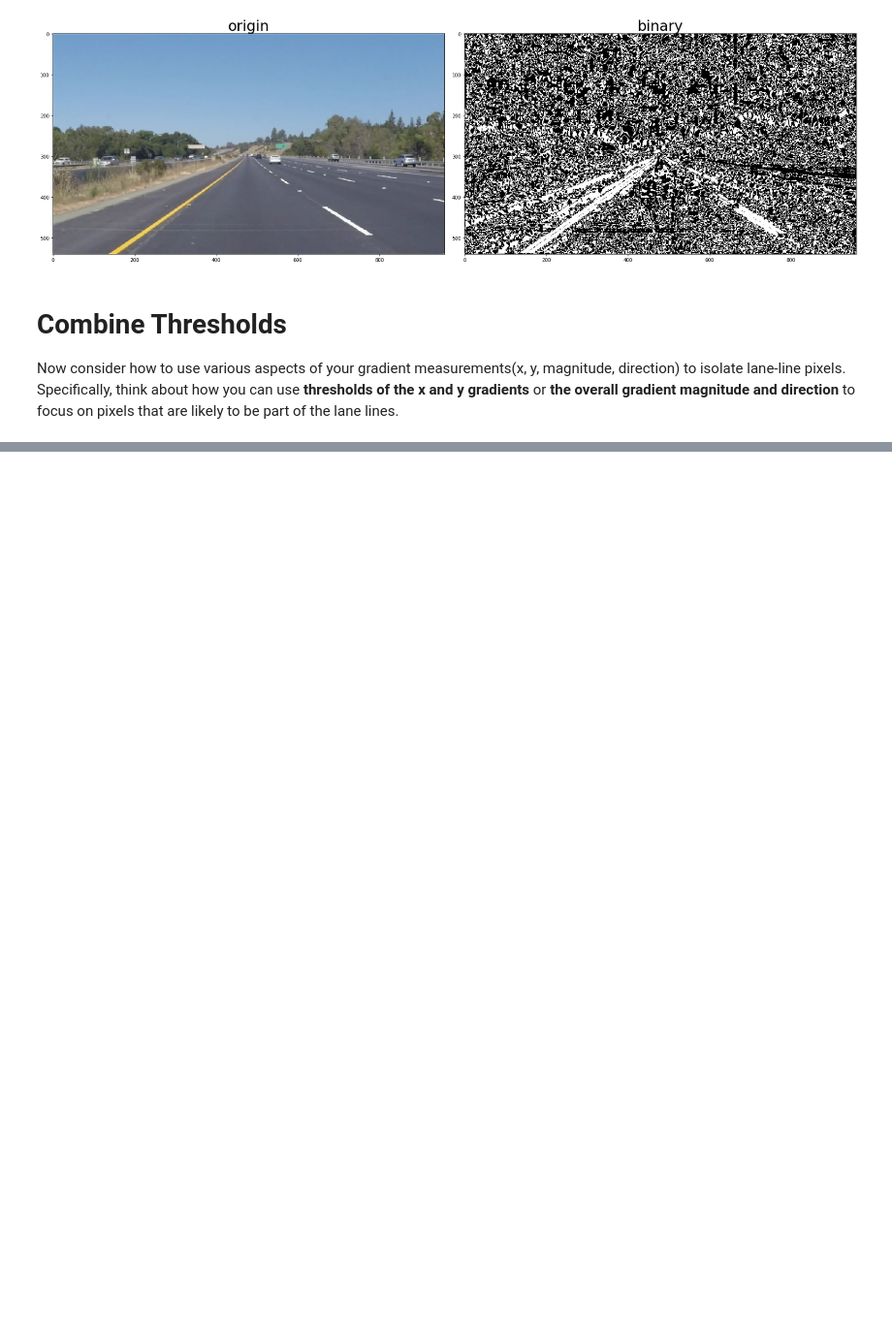
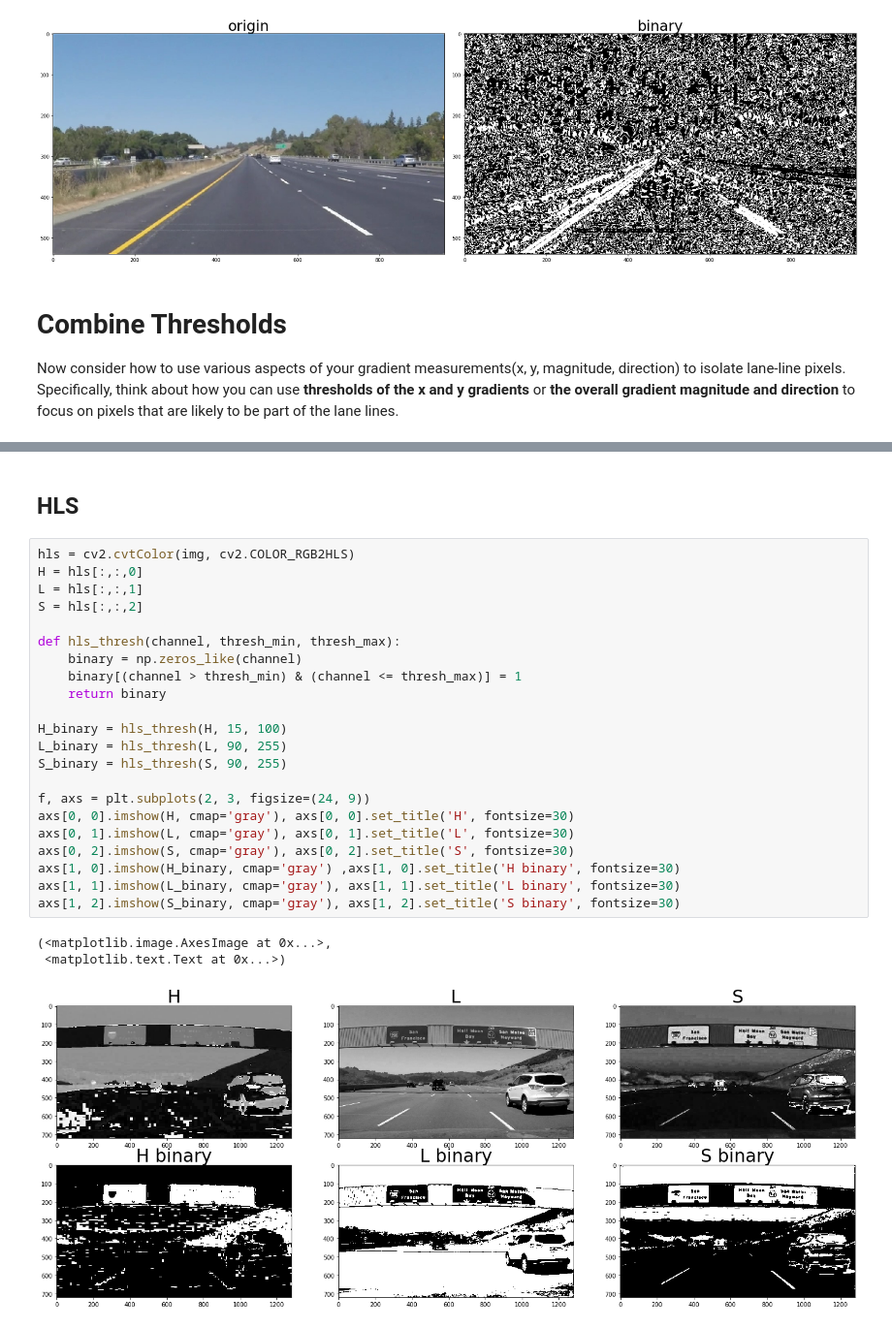
Before and after one commit to liferlisiqi/Advanced-Lane-Finding, a Jupyter notebook: Advanced-lane-lines.ipynb, the cells around one changed output, grey strips where cells are left out. Shown at 97% size. Drawn from its saved outputs; the diff is of its cells as text; blank space fills up the shorter version.

```diff
--- a/Advanced-lane-lines.ipynb
+++ b/Advanced-lane-lines.ipynb
@@ -204,0 +245,28 @@ plt.subplots_adjust(left=0, right=1, top=0.9, bottom=0.0)
+# %% [markdown]
+## HLS
+# %%
+hls = cv2.cvtColor(img, cv2.COLOR_RGB2HLS)
+H = hls[:,:,0]
+L = hls[:,:,1]
+S = hls[:,:,2]
+
+def hls_thresh(channel, thresh_min, thresh_max):
+    binary = np.zeros_like(channel)
+    binary[(channel > thresh_min) & (channel <= thresh_max)] = 1
+    return binary
+
+H_binary = hls_thresh(H, 15, 100)
+L_binary = hls_thresh(L, 90, 255)
+S_binary = hls_thresh(S, 90, 255)
+
+f, axs = plt.subplots(2, 3, figsize=(24, 9))
+axs[0, 0].imshow(H, cmap='gray'), axs[0, 0].set_title('H', fontsize=30)
+axs[0, 1].imshow(L, cmap='gray'), axs[0, 1].set_title('L', fontsize=30)
+axs[0, 2].imshow(S, cmap='gray'), axs[0, 2].set_title('S', fontsize=30)
+axs[1, 0].imshow(H_binary, cmap='gray') ,axs[1, 0].set_title('H binary', fontsize=30)
+axs[1, 1].imshow(L_binary, cmap='gray'), axs[1, 1].set_title('L binary', fontsize=30)
+axs[1, 2].imshow(S_binary, cmap='gray'), axs[1, 2].set_title('S binary', fontsize=30)
+# %% [output]
+(<matplotlib.image.AxesImage at 0x...>,
+ <matplotlib.text.Text at 0x...>)
+[figure, added]
```
Also changed, not shown: parts of 7 cells of this notebook.
